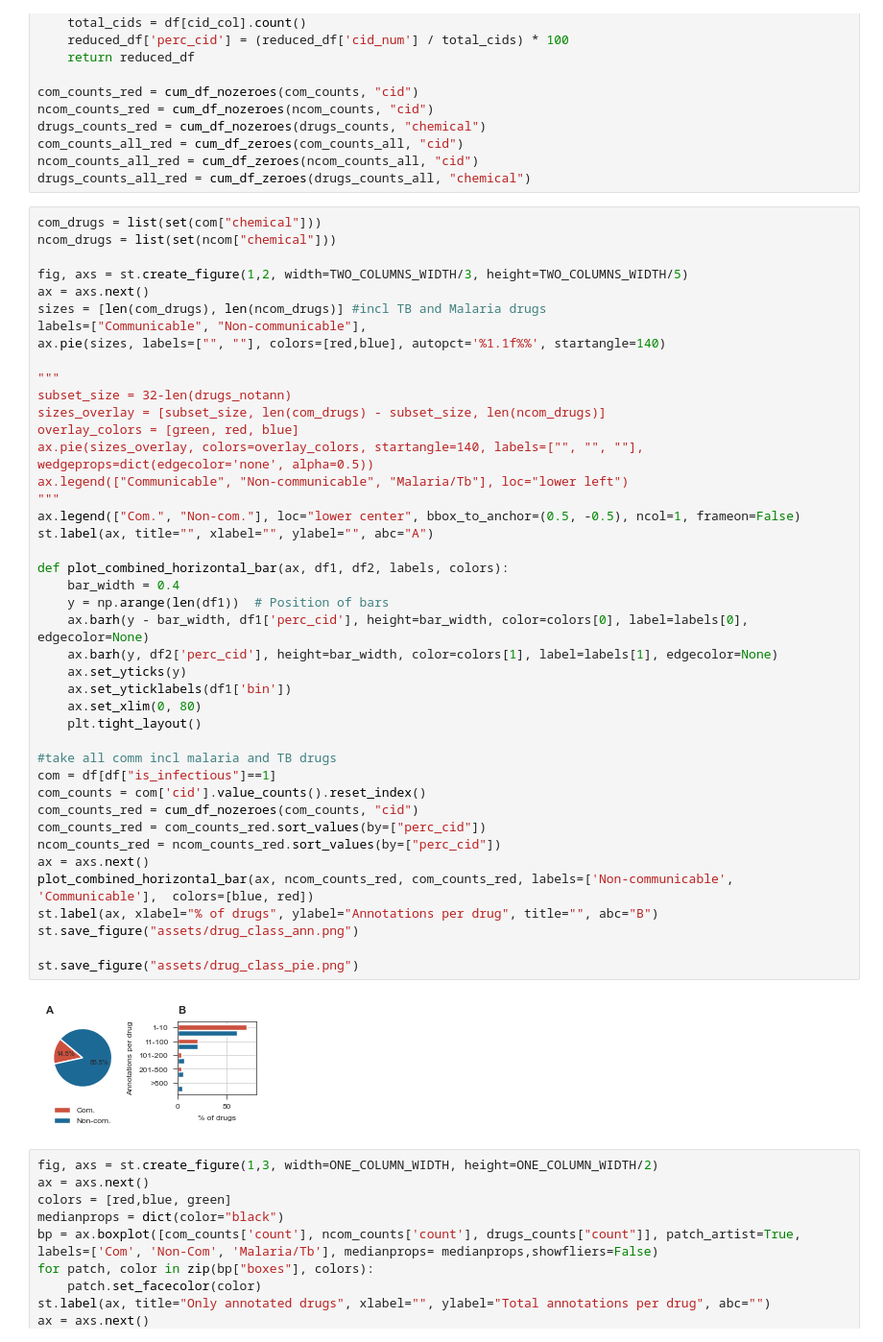
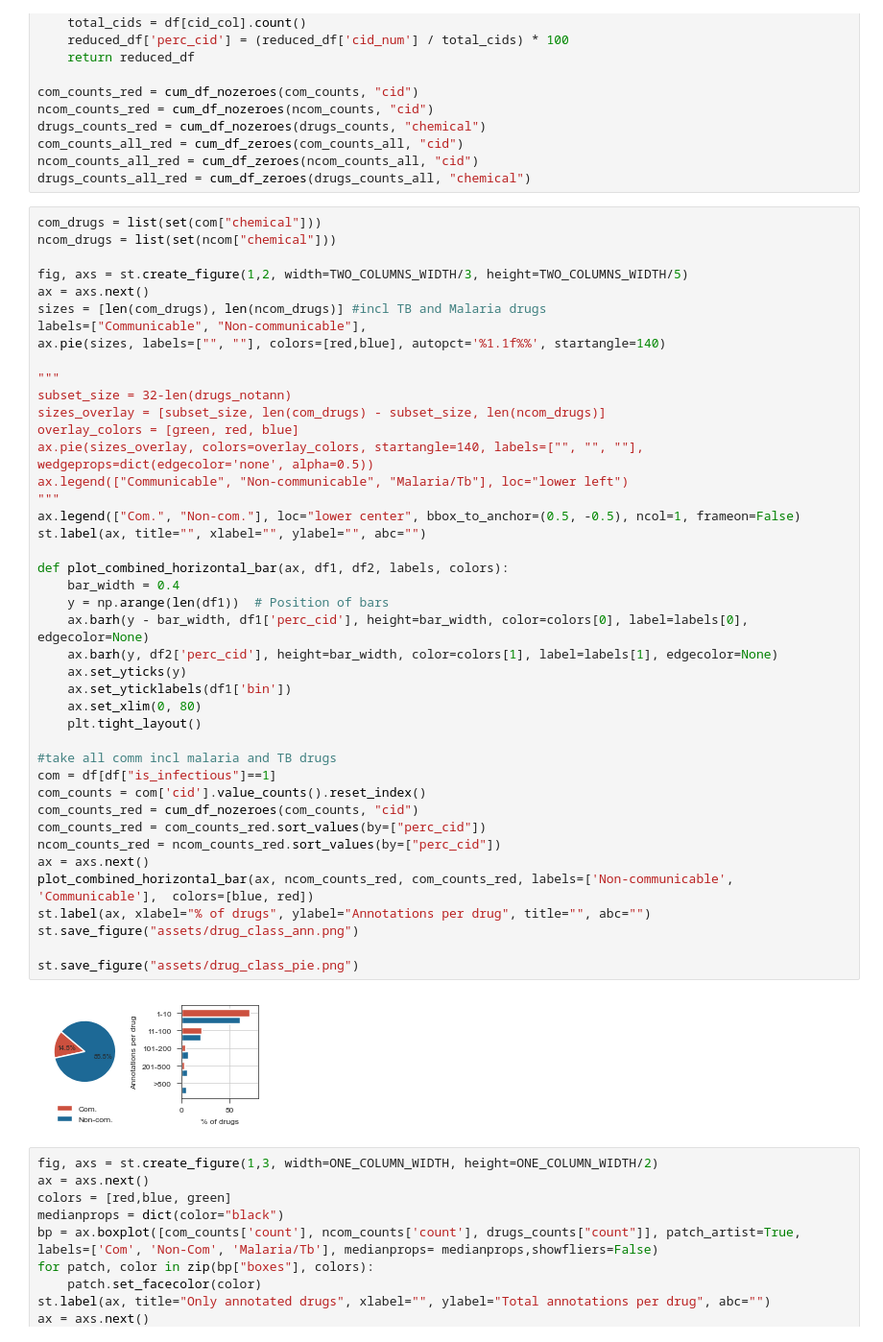
Before and after one commit to ersilia-os/pharmacogx-embeddings, a Jupyter notebook: paper/figure1.ipynb, the cells around one changed output. Shown at 96% size. Cells and saved outputs as stored; diff of their text form.

```diff
--- a/paper/figure1.ipynb
+++ b/paper/figure1.ipynb
@@ -198,36 +198,36 @@ ax.pie(sizes, labels=["", ""], colors=[red,blue], autopct='%1.1f%%', startangle=
 subset_size = 32-len(drugs_notann)
 sizes_overlay = [subset_size, len(com_drugs) - subset_size, len(ncom_drugs)]
 overlay_colors = [green, red, blue]
 ax.pie(sizes_overlay, colors=overlay_colors, startangle=140, labels=["", "", ""], wedgeprops=dict(edgecolor='none', alpha=0.5))
 ax.legend(["Communicable", "Non-communicable", "Malaria/Tb"], loc="lower left")
 """
 ax.legend(["Com.", "Non-com."], loc="lower center", bbox_to_anchor=(0.5, -0.5), ncol=1, frameon=False)
-st.label(ax, title="", xlabel="", ylabel="", abc="A")
+st.label(ax, title="", xlabel="", ylabel="", abc="")
 
 def plot_combined_horizontal_bar(ax, df1, df2, labels, colors):
     bar_width = 0.4
     y = np.arange(len(df1))  # Position of bars
     ax.barh(y - bar_width, df1['perc_cid'], height=bar_width, color=colors[0], label=labels[0], edgecolor=None)
     ax.barh(y, df2['perc_cid'], height=bar_width, color=colors[1], label=labels[1], edgecolor=None)
     ax.set_yticks(y)
     ax.set_yticklabels(df1['bin'])
     ax.set_xlim(0, 80)
     plt.tight_layout()
 
 #take all comm incl malaria and TB drugs
 com = df[df["is_infectious"]==1]
 com_counts = com['cid'].value_counts().reset_index()
 com_counts_red = cum_df_nozeroes(com_counts, "cid")
 com_counts_red = com_counts_red.sort_values(by=["perc_cid"])
 ncom_counts_red = ncom_counts_red.sort_values(by=["perc_cid"])
 ax = axs.next()
 plot_combined_horizontal_bar(ax, ncom_counts_red, com_counts_red, labels=['Non-communicable', 'Communicable'],  colors=[blue, red])
-st.label(ax, xlabel="% of drugs", ylabel="Annotations per drug", title="", abc="B")
+st.label(ax, xlabel="% of drugs", ylabel="Annotations per drug", title="", abc="")
 st.save_figure("assets/drug_class_ann.png")
 
 st.save_figure("assets/drug_class_pie.png")
 # %% [output]
-[figure, old version]
+[figure, new version]
 # %%
 fig, axs = st.create_figure(1,3, width=ONE_COLUMN_WIDTH, height=ONE_COLUMN_WIDTH/2)
 ax = axs.next()
```
Also changed, not shown: parts of 4 cells of this notebook, 6 other files.
